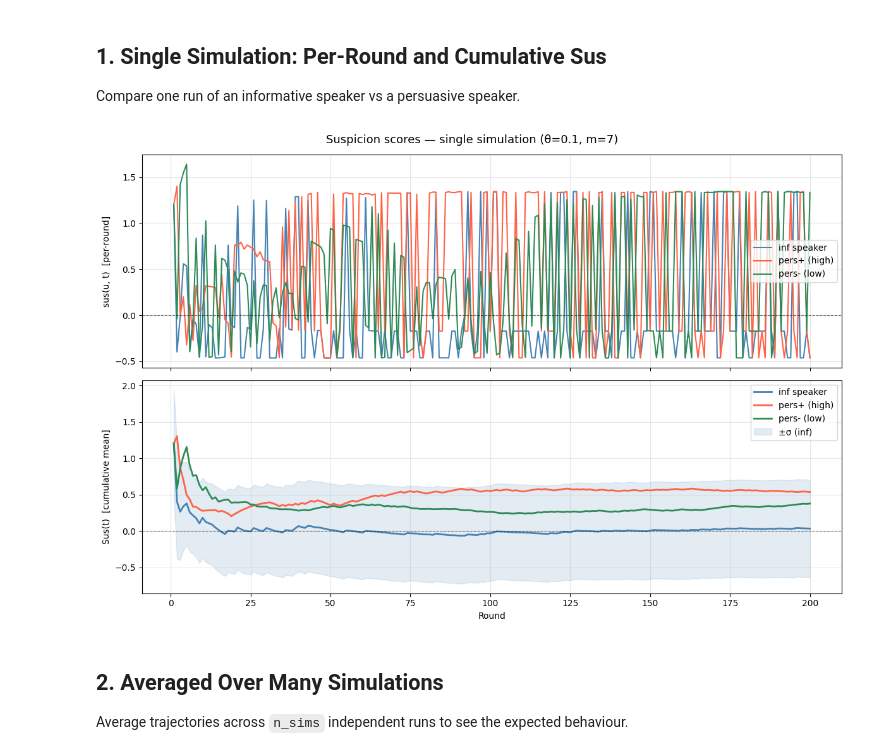
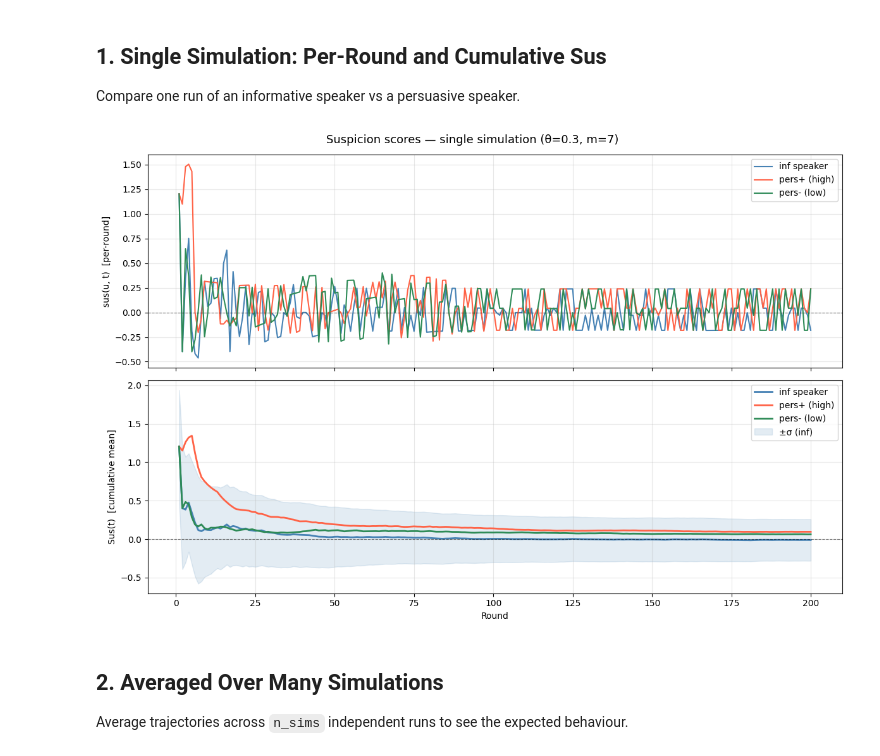
Before and after one commit to keremoner/argumentative-awareness, a Jupyter notebook: rsa/suspicion_analysis.ipynb, the cells around one changed output. Saved outputs shown, nothing was run; the diff lists cells and outputs as text; code cells hidden in the pictures.

```diff
--- a/rsa/suspicion_analysis.ipynb
+++ b/rsa/suspicion_analysis.ipynb
@@ -103,7 +103,7 @@ Setup done.
 
 Compare one run of an informative speaker vs a persuasive speaker.
 # %%
-THETA  = 0.1
+THETA  = 0.3
 ROUNDS = 200
 ALPHA  = 3.0
 N, M   = 1, 7
@@ -118,34 +118,34 @@ fig, axes = plt.subplots(2, 1, figsize=(12, 8), sharex=True)
 fig.suptitle(f'Suspicion scores — single simulation (θ={THETA}, m={M})', fontsize=13)
 
 # Per-round sus(u, t)
 ax = axes[0]
 ax.plot(rounds_ax, res_inf['per_round_sus'],  label='inf speaker',   color='steelblue',  lw=1.5)
 ax.plot(rounds_ax, res_high['per_round_sus'], label='pers+ (high)',  color='tomato',     lw=1.5)
 ax.plot(rounds_ax, res_low['per_round_sus'],  label='pers- (low)',   color='seagreen',   lw=1.5)
 ax.axhline(0, color='k', lw=0.8, ls='--', alpha=0.5)
 ax.set_ylabel('sus(u, t)  [per-round]')
 ax.legend()
 ax.grid(True, alpha=0.3)
 
 # Cumulative Sus(t)
 ax = axes[1]
 ax.plot(rounds_ax, res_inf['Sus_running'],  label='inf speaker',  color='steelblue',  lw=2)
 ax.plot(rounds_ax, res_high['Sus_running'], label='pers+ (high)', color='tomato',     lw=2)
 ax.plot(rounds_ax, res_low['Sus_running'],  label='pers- (low)',  color='seagreen',   lw=2)
 ax.fill_between(rounds_ax,
                 res_inf['Sus_running'] - res_inf['sigma_running'],
                 res_inf['Sus_running'] + res_inf['sigma_running'],
                 color='steelblue', alpha=0.15, label='±σ (inf)')
 ax.axhline(0, color='k', lw=0.8, ls='--', alpha=0.5)
 ax.set_xlabel('Round')
 ax.set_ylabel('Sus(t)  [cumulative mean]')
 ax.legend()
 ax.grid(True, alpha=0.3)
 
 plt.tight_layout()
 plt.show()
 # %% [output]
-[figure, old version]
+[figure, new version]
 # %% [markdown]
 ## 2. Averaged Over Many Simulations
 
```
Also changed, not shown: parts of 12 cells of this notebook, 3 other files.
